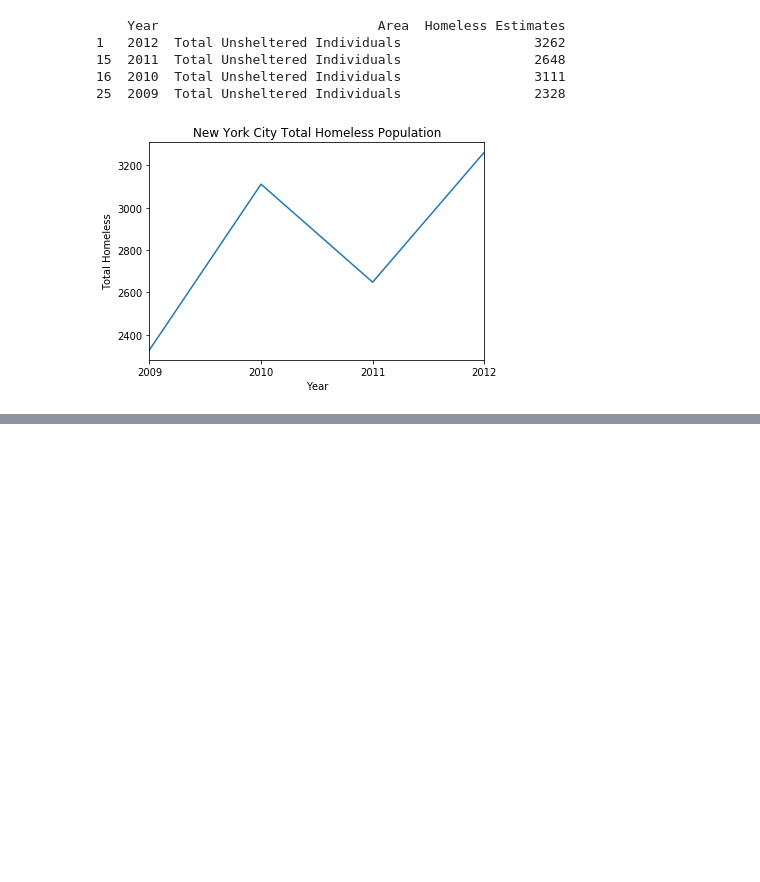
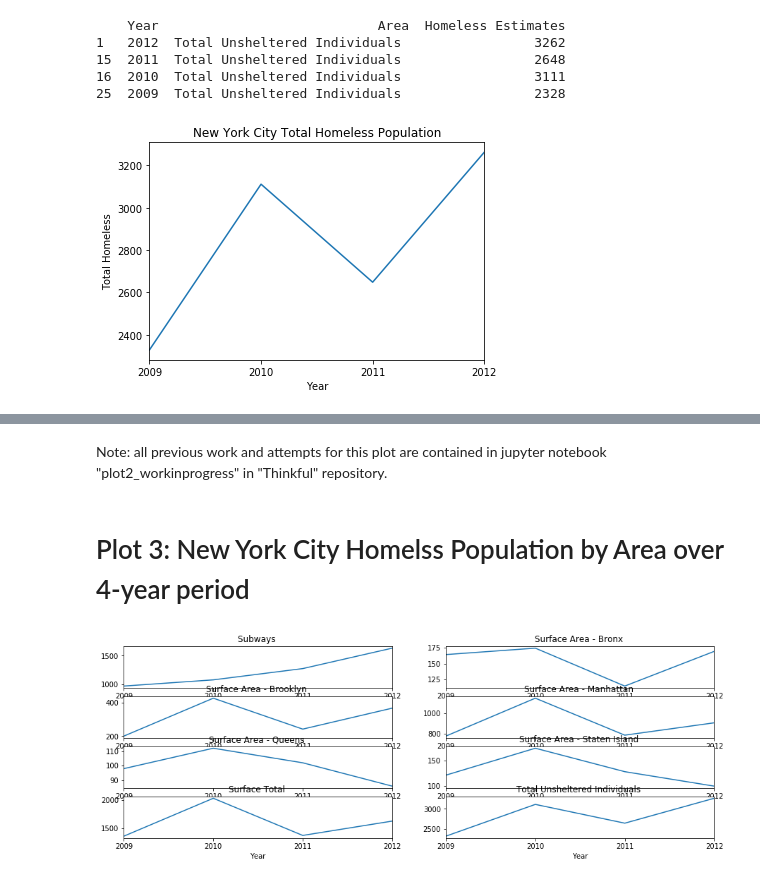
Before and after one commit to kathieking/Thinkful, a Jupyter notebook: final_assignment1.ipynb, the cells around one changed output, grey strips where cells are left out. Saved outputs shown, nothing was run; the diff lists cells and outputs as text; code cells hidden in the pictures; blank space fills up the shorter version.

```diff
--- a/final_assignment1.ipynb
+++ b/final_assignment1.ipynb
@@ -62,0 +177,18 @@ df.head(15)
+# %% [markdown]
+Note: all previous work and attempts for this plot are contained in jupyter notebook "plot2_workinprogress" in "Thinkful" repository.
+# %% [markdown]
+# Plot 3: New York City Homelss Population by Area over 4-year period
+# %%
+df['order'] = df['Year'].map({2009: 0, 2010: 1, 2011: 2, 2012: 3})
+# %%
+df.sort_values('Year', ascending = True, inplace= True)
+# %%
+df.sort_values(by = ['Area', 'Year'], ascending = True, inplace= True)
+# %%
+fig, axes = plt.subplots(4,2, figsize=(15,5))
+for (area, group), ax in zip(df.groupby('Area'), axes.flatten()):
+    group.plot(x='Year', y='Homeless Estimates', kind='line', legend=None, ax=ax, xticks =([2009,2010,2011,2012]),title= area)
+
+plt.show()
+# %% [output]
+[figure, added]
```
Also changed, not shown: parts of 26 cells of this notebook.
